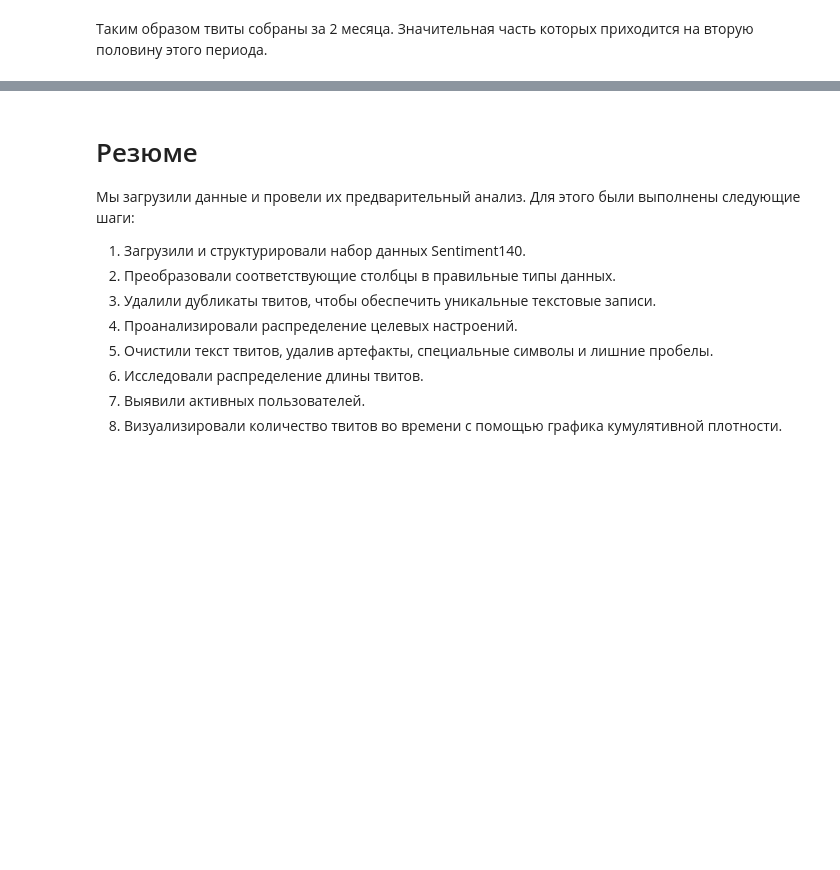
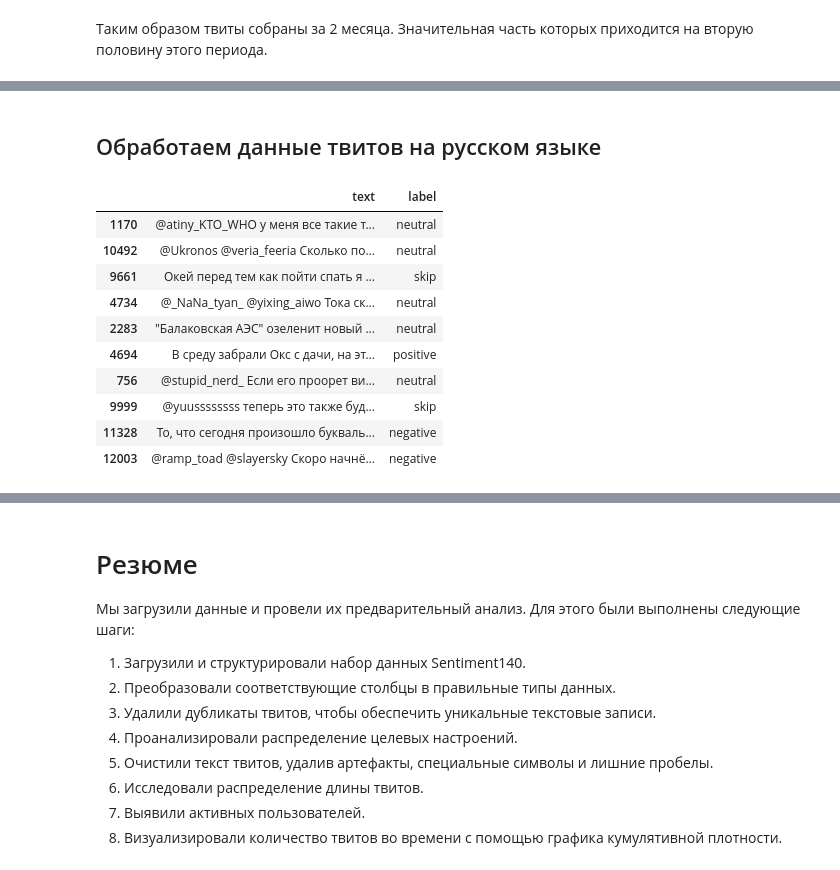
Before and after one commit to superVo1d/tweet-sentiment-classifier, a Jupyter notebook: notebooks/preprocess_data.ipynb, the cells around one changed output, grey strips where cells are left out. Drawn from its saved outputs; the diff is of its cells as text; code cells hidden in the pictures; blank space fills up the shorter version.

```diff
--- a/notebooks/preprocess_data.ipynb
+++ b/notebooks/preprocess_data.ipynb
@@ -250,3 +261,19 @@ data.sample(5)
 OUTPUT_PATH = os.path.join(DATA_DIR, "cleaned_data.csv")
 
 data.to_csv(OUTPUT_PATH, index=False)
+# %% [markdown]
+## Обработаем данные твитов на русском языке
+# %%
+data_ru.sample(10)
+# %% [output]
+|  | text | label |
+| 1170 | @atiny_KTO_WHO у меня все такие т... | neutral |
+| 10492 | @Ukronos @veria_feeria Сколько по... | neutral |
+| 9661 | Окей перед тем как пойти спать я ... | skip |
+| 4734 | @_NaNa_tyan_ @yixing_aiwo Тока ск... | neutral |
+| 2283 | "Балаковская АЭС" озеленит новый ... | neutral |
+| 4694 | В среду забрали Окс с дачи, на эт... | positive |
+| 756 | @stupid_nerd_ Если его проорет ви... | neutral |
+| 9999 | @yuussssssss теперь это также буд... | skip |
+| 11328 | То, что сегодня произошло букваль... | negative |
+| 12003 | @ramp_toad @slayersky Скоро начнё... | negative |
```
Also changed, not shown: parts of 21 cells of this notebook, 3 other files.
